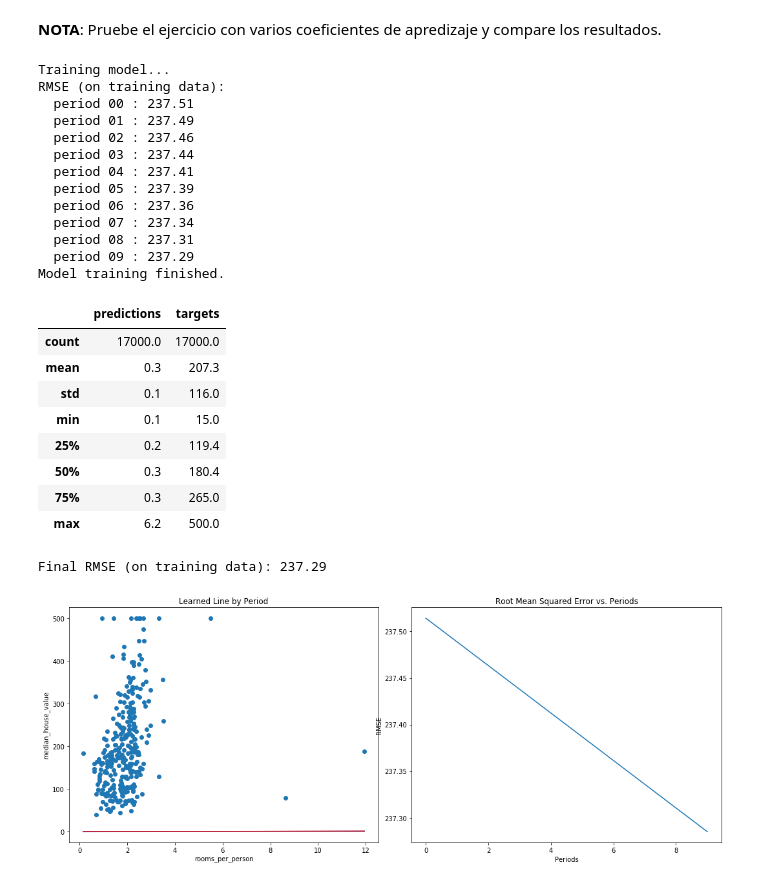
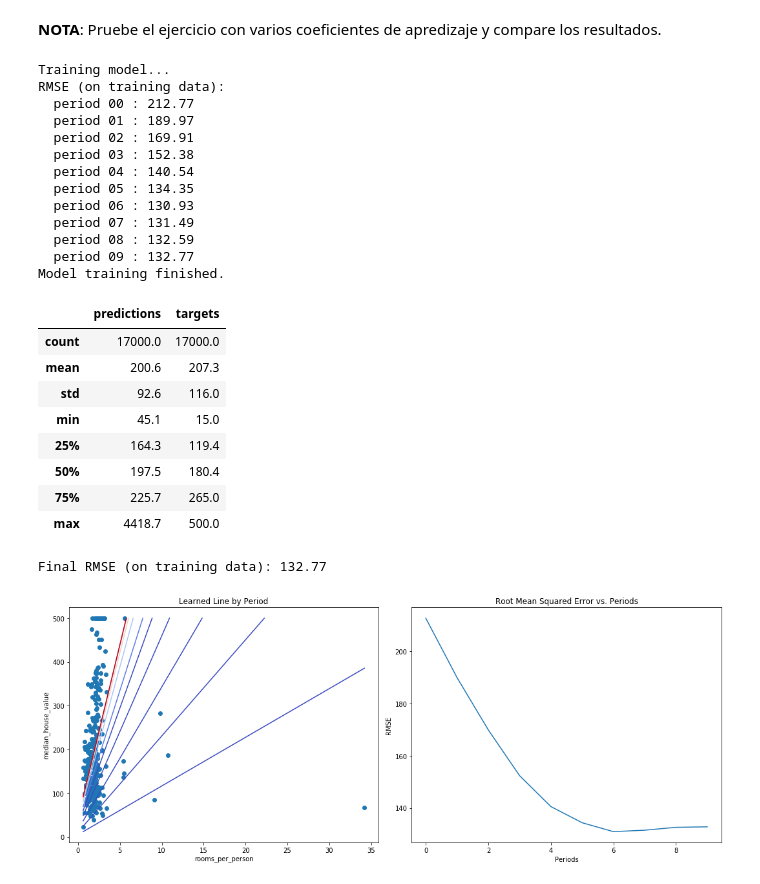
Before and after one commit to ozzie2080/aprendizaje_ciencia_de_datos, a Jupyter notebook: TensorFlow/SyntheticTransactions.ipynb, the cells around one changed output. Saved outputs shown, nothing was run; the diff lists cells and outputs as text; code cells hidden in the pictures.

```diff
--- a/TensorFlow/SyntheticTransactions.ipynb
+++ b/TensorFlow/SyntheticTransactions.ipynb
@@ -196,39 +196,38 @@ Cual el el mejor resultado de rendimiento que puede alcanzar con esta sola obser
 # %%
 #
 # Calculo de cuartos por persona
 #
 california_housing_dataframe["rooms_per_person"] = (
     california_housing_dataframe["total_rooms"] / california_housing_dataframe["population"])
 
-california_housing_dataframe["rooms_per_person"] = \
-  calibration_data = train_model(
-    learning_rate=0.00005,
+calibration_data = train_model(
+    learning_rate=0.05,
     steps=500,
     batch_size=5,
     input_feature="rooms_per_person"
 )
 # %% [output]
 Training model...
 RMSE (on training data):
-  period 00 : 237.51
-  period 01 : 237.49
-  period 02 : 237.46
-  period 03 : 237.44
-  period 04 : 237.41
-  period 05 : 237.39
-  period 06 : 237.36
-  period 07 : 237.34
-  period 08 : 237.31
-  period 09 : 237.29
+  period 00 : 212.77
+  period 01 : 189.97
+  period 02 : 169.91
+  period 03 : 152.38
+  period 04 : 140.54
+  period 05 : 134.35
+  period 06 : 130.93
+  period 07 : 131.49
+  period 08 : 132.59
+  period 09 : 132.77
 Model training finished.
 |  | predictions | targets |
 | count | 17000.0 | 17000.0 |
-| mean | 0.3 | 207.3 |
-| std | 0.1 | 116.0 |
-| min | 0.1 | 15.0 |
-| 25% | 0.2 | 119.4 |
-| 50% | 0.3 | 180.4 |
-| 75% | 0.3 | 265.0 |
-| max | 6.2 | 500.0 |
+| mean | 200.6 | 207.3 |
+| std | 92.6 | 116.0 |
+| min | 45.1 | 15.0 |
+| 25% | 164.3 | 119.4 |
+| 50% | 197.5 | 180.4 |
+| 75% | 225.7 | 265.0 |
+| max | 4418.7 | 500.0 |
-Final RMSE (on training data): 237.29
+Final RMSE (on training data): 132.77
-[figure, old version]
+[figure, new version]
```
Also changed, not shown: parts of 12 cells of this notebook.
